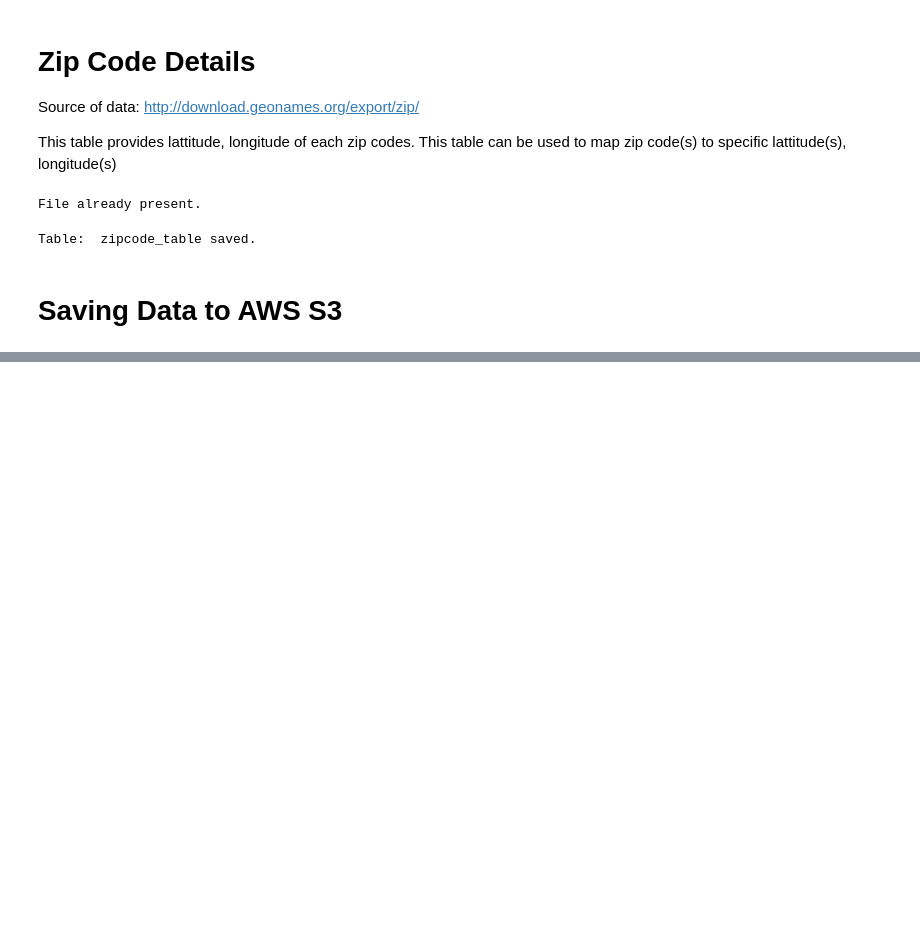
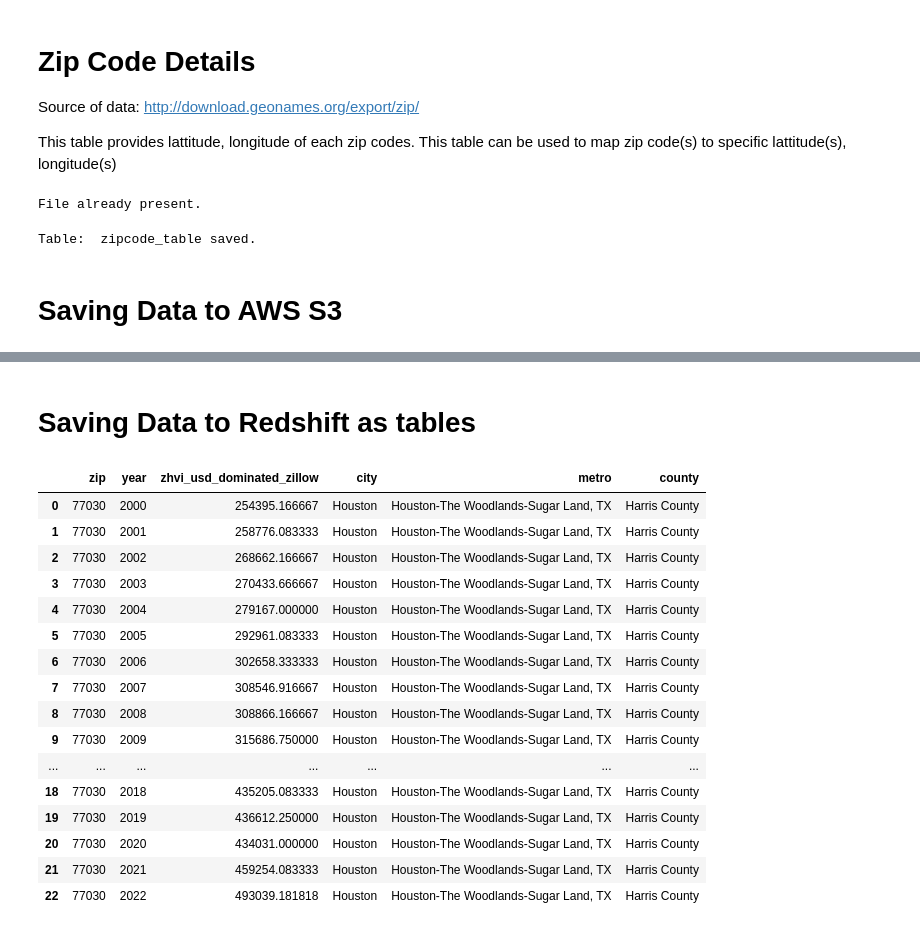
Before and after one commit to Mahdi-Moosa/US_Housing_Price_ETL, a Jupyter notebook: HousingDataETL_Pipeline.ipynb, the cells around one changed output, grey strips where cells are left out. Cells and saved outputs as stored; diff of their text form; code cells hidden in the pictures; blank space fills up the shorter version.

Commit message:
Redshift Upload Implemented
* Implemented pandas to AWS Redshift upload.
* Implemented read/fetch SQL queries from AWS Redshift table to Pandas.

```diff
--- a/HousingDataETL_Pipeline.ipynb
+++ b/HousingDataETL_Pipeline.ipynb
@@ -487,0 +516,29 @@ s3_df.head(2)
+# %% [markdown]
+# Saving Data to Redshift as tables
+# %%
+# Importing configurations to access AWS resources.
+import configparser
+
+aws_config = configparser.ConfigParser()
+aws_config.read('aws.cfg')
+ACCESS_ID = aws_config.get('AWS', 'AWS_ACCESS_KEY_ID')
+ACCESS_KEY = aws_config.get('AWS', 'AWS_SECRET_ACCESS_KEY')
+out_s3_dir = aws_config.get('AWS', 'OUTPUT_S3_BUCKET')
+redshift_host = aws_config.get('REDSHIFT', 'HOST')
+redshift_database = aws_config.get('REDSHIFT', 'DATABASE')
+redshift_database_schema = aws_config.get('REDSHIFT', 'SCHEMA')
+redshift_user = aws_config.get('REDSHIFT', 'REDSHIFT_USER')
+redshift_password = aws_config.get('REDSHIFT', 'REDSHIFT_PASSWORD')
+# %%
+# Redshift connector for awswrangler
+# https://docs.aws.amazon.com/redshift/latest/mgmt/python-connect-examples.html
+
+import redshift_connector
+conn = redshift_connector.connect(
+     host= redshift_host, #'examplecluster.abc123xyz789.us-west-1.redshift.amazonaws.com',
+     database= redshift_database, #  'dev',
+     user= redshift_user, #'awsuser',
+     password= redshift_password, #'my_password'
+  )
+
+cursor = conn.cursor()
@@ -487,0 +569,29 @@ s3_df.head(2)
+# %%
+# Check redshift database
+
+sql_query = """SELECT l.zip , l.year, l.zhvi_usd_dominated_zillow, r.city, r.metro, r.county
+FROM (select zip, year, zhvi_usd_dominated_zillow from house_price_table where zip= 77030) as l left join us_postal_code_table r
+on l.zip = r.zip ORDER BY year"""
+
+wr.redshift.read_sql_query(
+                            sql = sql_query, #'SELECT count(*) from house_price_table limit 15',
+                            con= conn
+                            )
+# %% [output]
+|  | zip | year | zhvi_usd_dominated_zillow | city | metro | county |
+| 0 | 77030 | 2000 | 254395.166667 | Houston | Houston-The Woodlands-Sugar Land, TX | Harris County |
+| 1 | 77030 | 2001 | 258776.083333 | Houston | Houston-The Woodlands-Sugar Land, TX | Harris County |
+| 2 | 77030 | 2002 | 268662.166667 | Houston | Houston-The Woodlands-Sugar Land, TX | Harris County |
+| 3 | 77030 | 2003 | 270433.666667 | Houston | Houston-The Woodlands-Sugar Land, TX | Harris County |
+| 4 | 77030 | 2004 | 279167.000000 | Houston | Houston-The Woodlands-Sugar Land, TX | Harris County |
+| 5 | 77030 | 2005 | 292961.083333 | Houston | Houston-The Woodlands-Sugar Land, TX | Harris County |
+| 6 | 77030 | 2006 | 302658.333333 | Houston | Houston-The Woodlands-Sugar Land, TX | Harris County |
+| 7 | 77030 | 2007 | 308546.916667 | Houston | Houston-The Woodlands-Sugar Land, TX | Harris County |
+| 8 | 77030 | 2008 | 308866.166667 | Houston | Houston-The Woodlands-Sugar Land, TX | Harris County |
+| 9 | 77030 | 2009 | 315686.750000 | Houston | Houston-The Woodlands-Sugar Land, TX | Harris County |
+| ... | ... | ... | ... | ... | ... | ... |
+| 18 | 77030 | 2018 | 435205.083333 | Houston | Houston-The Woodlands-Sugar Land, TX | Harris County |
+| 19 | 77030 | 2019 | 436612.250000 | Houston | Houston-The Woodlands-Sugar Land, TX | Harris County |
+| 20 | 77030 | 2020 | 434031.000000 | Houston | Houston-The Woodlands-Sugar Land, TX | Harris County |
+| 21 | 77030 | 2021 | 459254.083333 | Houston | Houston-The Woodlands-Sugar Land, TX | Harris County |
+| 22 | 77030 | 2022 | 493039.181818 | Houston | Houston-The Woodlands-Sugar Land, TX | Harris County |
```
Also changed, not shown: parts of 7 cells of this notebook.
